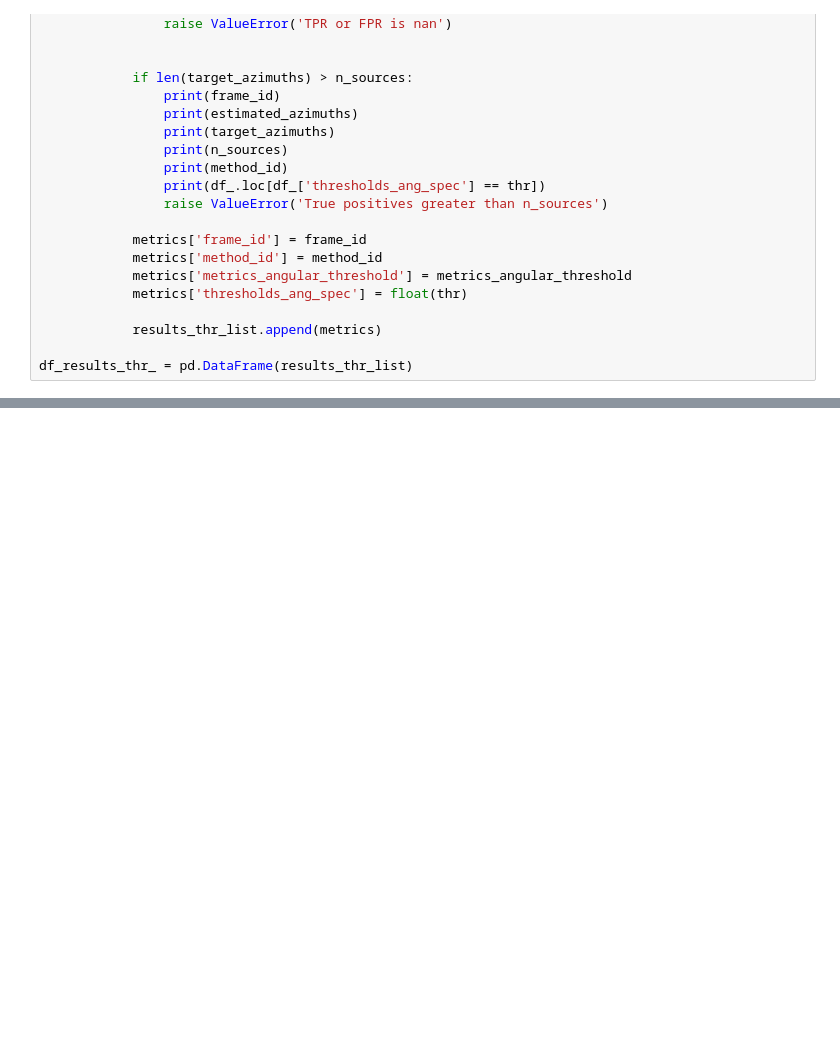
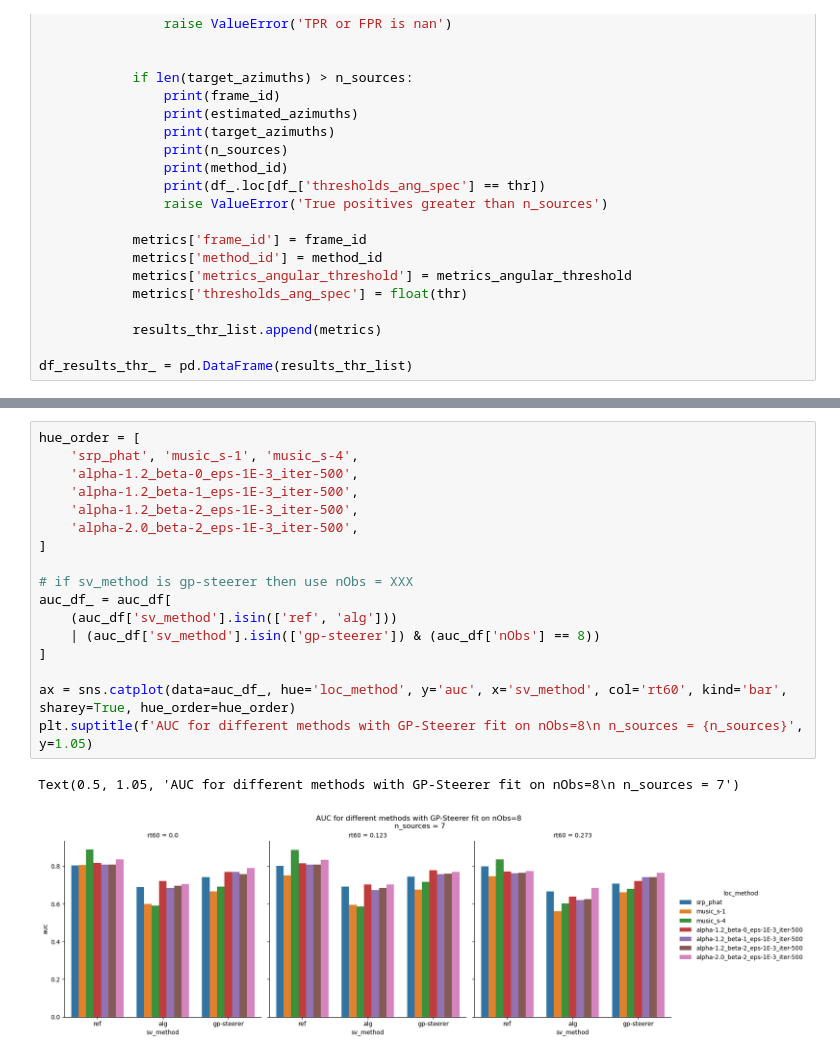
Before and after one commit to Chutlhu/shamans, a Jupyter notebook: analysize_results_exp4.ipynb, the cells around one changed output, grey strips where cells are left out. Drawn from its saved outputs; the diff is of its cells as text; blank space fills up the shorter version.

```diff
--- a/analysize_results_exp4.ipynb
+++ b/analysize_results_exp4.ipynb
@@ -448,0 +448,20 @@ AUC for alpha-1.2_beta-1_eps-1E-3_iter-500_freqs-[200, 4000]_gp-steerer_nObs-128
+# %%
+hue_order = [
+    'srp_phat', 'music_s-1', 'music_s-4',
+    'alpha-1.2_beta-0_eps-1E-3_iter-500',
+    'alpha-1.2_beta-1_eps-1E-3_iter-500',
+    'alpha-1.2_beta-2_eps-1E-3_iter-500',
+    'alpha-2.0_beta-2_eps-1E-3_iter-500',
+]
+
+# if sv_method is gp-steerer then use nObs = XXX
+auc_df_ = auc_df[
+    (auc_df['sv_method'].isin(['ref', 'alg']))
+    | (auc_df['sv_method'].isin(['gp-steerer']) & (auc_df['nObs'] == 8))
+]
+
+ax = sns.catplot(data=auc_df_, hue='loc_method', y='auc', x='sv_method', col='rt60', kind='bar', sharey=True, hue_order=hue_order)
+plt.suptitle(f'AUC for different methods with GP-Steerer fit on nObs=8\n n_sources = {n_sources}', y=1.05)
+# %% [output]
+Text(0.5, 1.05, 'AUC for different methods with GP-Steerer fit on nObs=8\n n_sources = 7')
+[figure, added]
```
Also changed, not shown: parts of 13 cells of this notebook, 8 other files.
